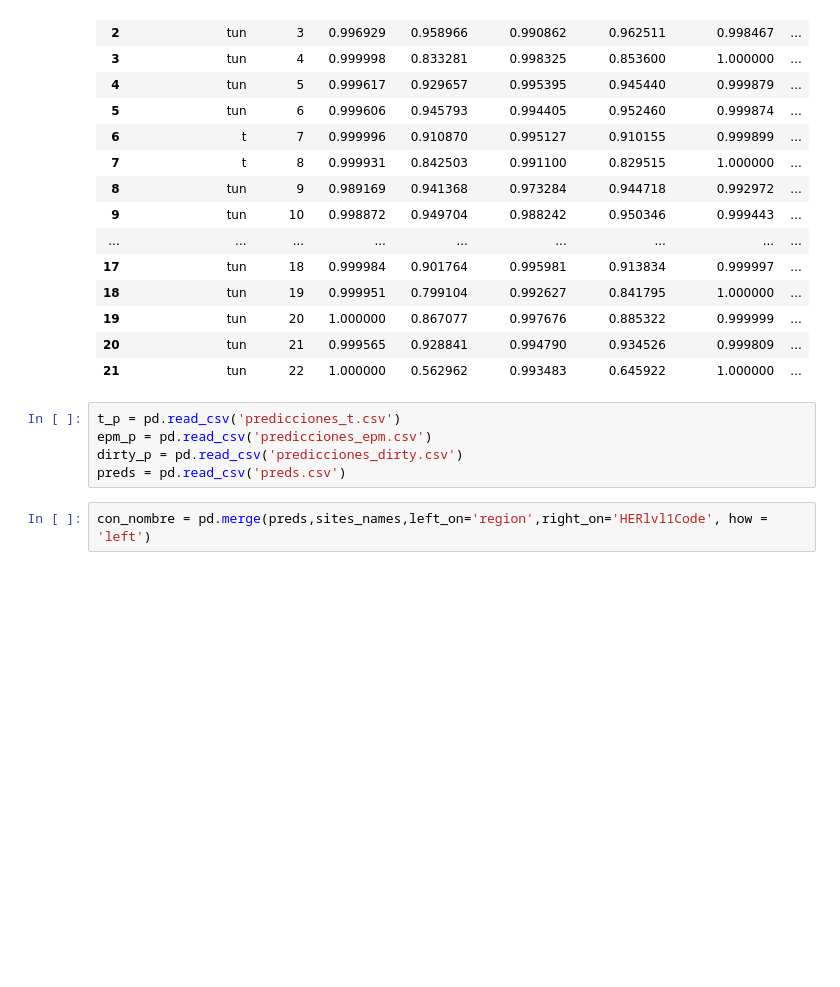
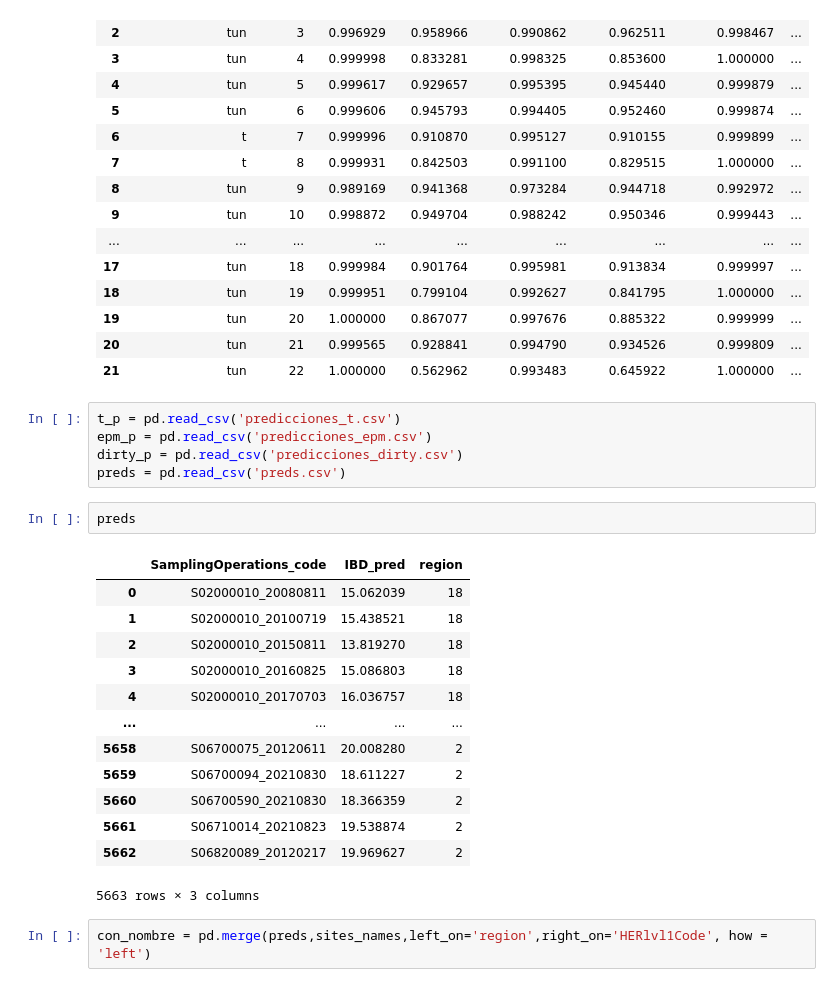
Before and after one commit to heritaco/Empilement-Tobit-CatBoost-et-interpolation-laplacienne-spatio-temporelle-pour-l-IBD-EQR, a Jupyter notebook: notebooks/06_cb_regression/elegir_datos.ipynb, the cells around one changed output. Saved outputs shown, nothing was run; the diff lists cells and outputs as text; blank space fills up the shorter version.

```diff
--- a/notebooks/06_cb_regression/elegir_datos.ipynb
+++ b/notebooks/06_cb_regression/elegir_datos.ipynb
@@ -193,6 +193,22 @@ t_p = pd.read_csv('predicciones_t.csv')
 epm_p = pd.read_csv('predicciones_epm.csv')
 dirty_p = pd.read_csv('predicciones_dirty.csv')
 preds = pd.read_csv('preds.csv')
+# %%
+preds
+# %% [output]
+|  | SamplingOperations_code | IBD_pred | region |
+| 0 | S02000010_20080811 | 15.062039 | 18 |
+| 1 | S02000010_20100719 | 15.438521 | 18 |
+| 2 | S02000010_20150811 | 13.819270 | 18 |
+| 3 | S02000010_20160825 | 15.086803 | 18 |
+| 4 | S02000010_20170703 | 16.036757 | 18 |
+| ... | ... | ... | ... |
+| 5658 | S06700075_20120611 | 20.008280 | 2 |
+| 5659 | S06700094_20210830 | 18.611227 | 2 |
+| 5660 | S06700590_20210830 | 18.366359 | 2 |
+| 5661 | S06710014_20210823 | 19.538874 | 2 |
+| 5662 | S06820089_20120217 | 19.969627 | 2 |
+5663 rows × 3 columns
 # %%
 con_nombre = pd.merge(preds,sites_names,left_on='region',right_on='HERlvl1Code', how = 'left')
 # %%
```
Also changed, not shown: parts of 7 cells of this notebook, 11 other files.
